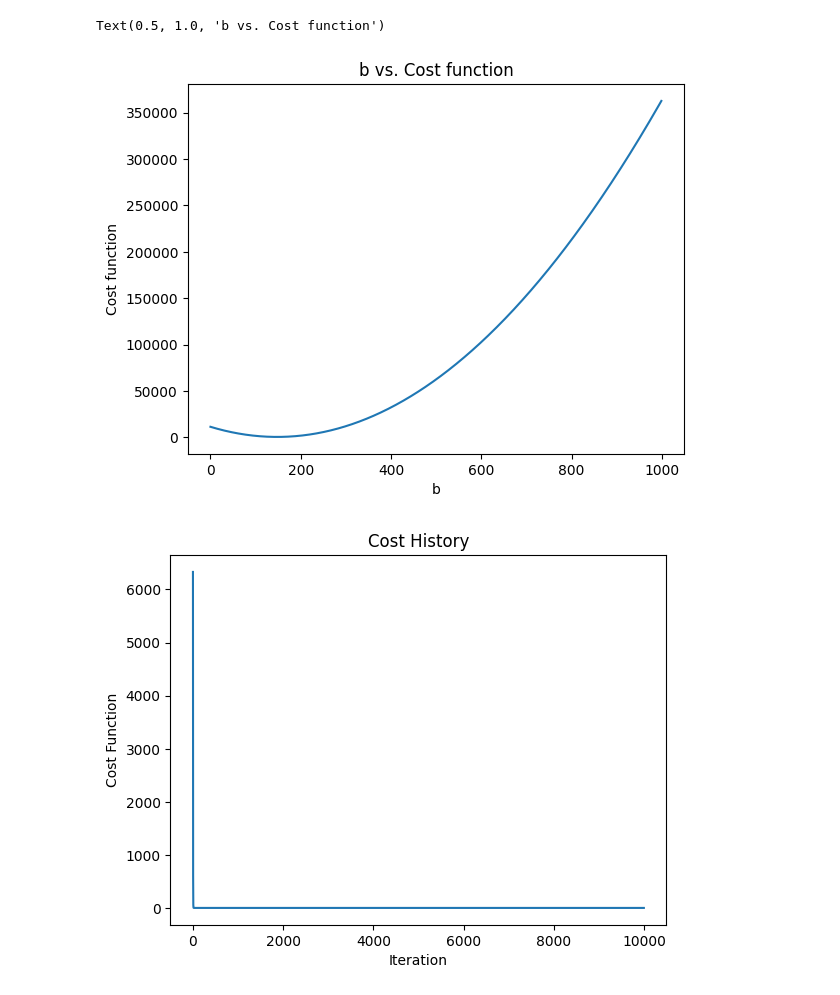
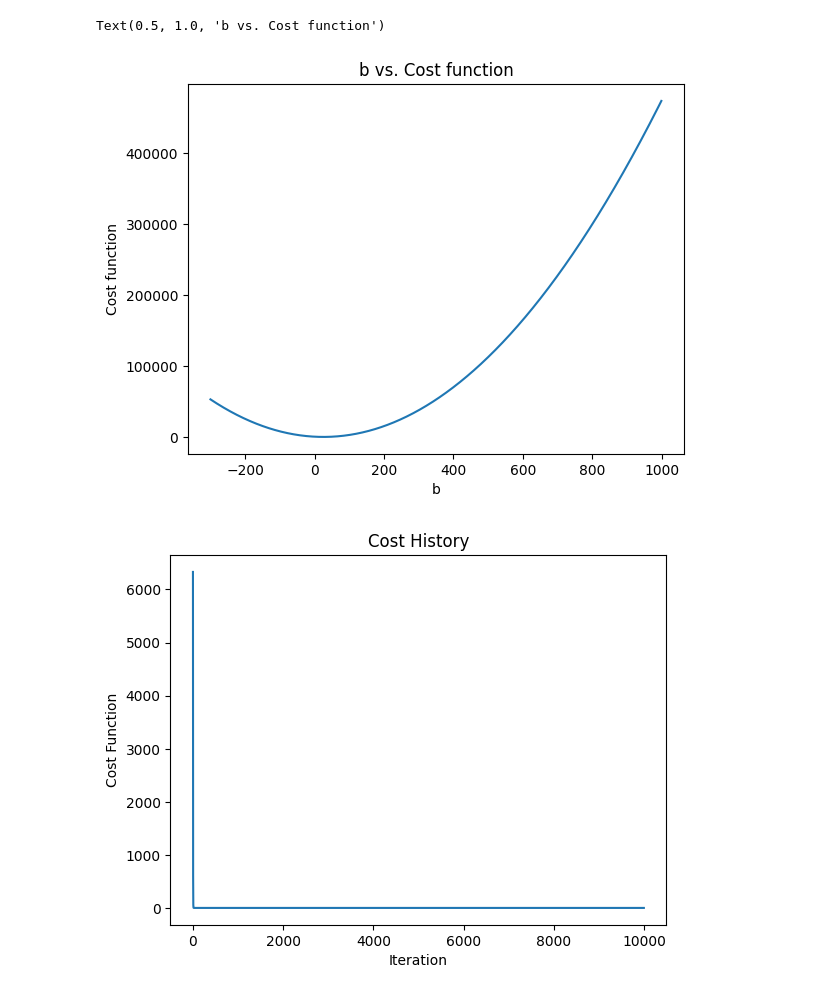
Before and after one commit to YouanesAttia/python-professional, a Jupyter notebook: week7_ml_foundations/day1/01_linear_regression_scratch.ipynb, the cells around one changed output. Saved outputs shown, nothing was run; the diff lists cells and outputs as text; code cells hidden in the pictures.

```diff
--- a/week7_ml_foundations/day1/01_linear_regression_scratch.ipynb
+++ b/week7_ml_foundations/day1/01_linear_regression_scratch.ipynb
@@ -5,7 +5,7 @@ import matplotlib.pyplot as plt
 # Synthetic data
 X = np.random.randn(100, 1) * 10 + 50
 noise = np.random.randn(100, 1) * 5
-y = y = 3 * X + noise
+y = 3 * X + noise
 plt.scatter(X, y)
 plt.title("Synthetic Data")
 plt.show()
@@ -37,15 +37,15 @@ Text(0.5, 1.0, 'W vs. Cost function')
 # %%
-b = np.arange(0, 1000)
+b = np.arange(-300, 1000)
 j_b=[]
 for i in b:
-    j_b.append(costfunc(0, i, X, y))
+    j_b.append(costfunc(2.5, i, X, y))
 plt.plot(b, j_b)
 plt.xlabel('b')
 plt.ylabel('Cost function')
 plt.title('b vs. Cost function')
 # %% [output]
 Text(0.5, 1.0, 'b vs. Cost function')
-[figure, old version]
+[figure, new version]
 # %%
 def compute_gradient(x, y, w, b):
     m = x.shape[0]
```
Also changed, not shown: parts of 2 cells of this notebook.
